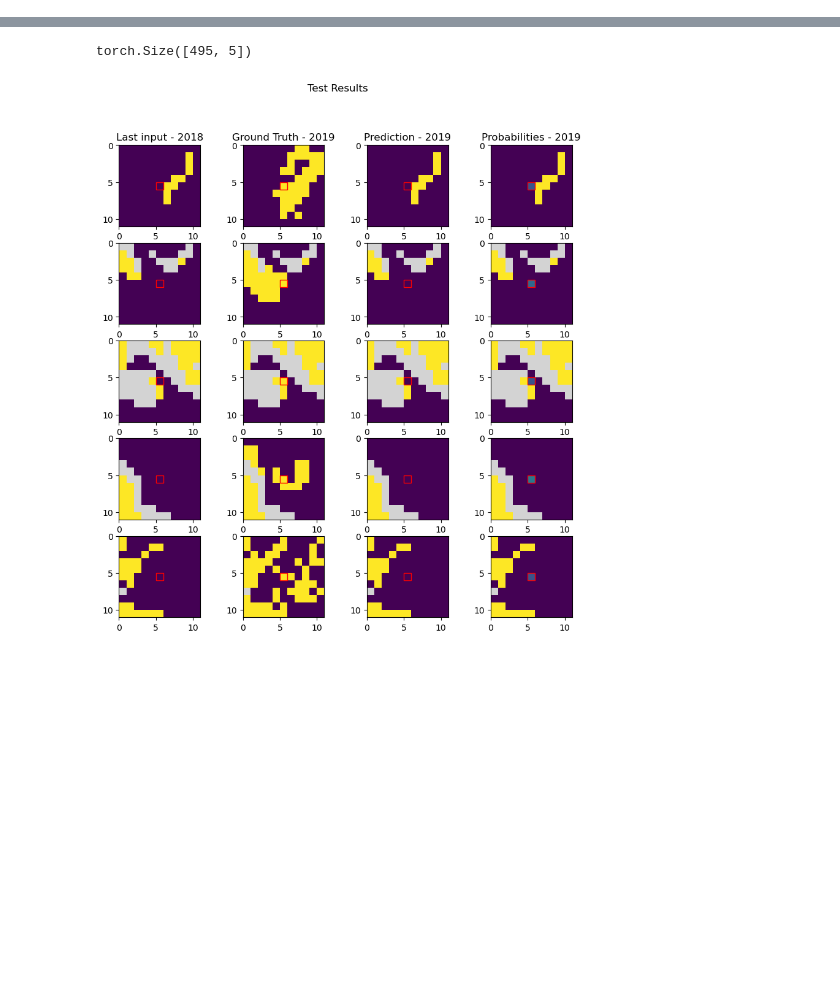
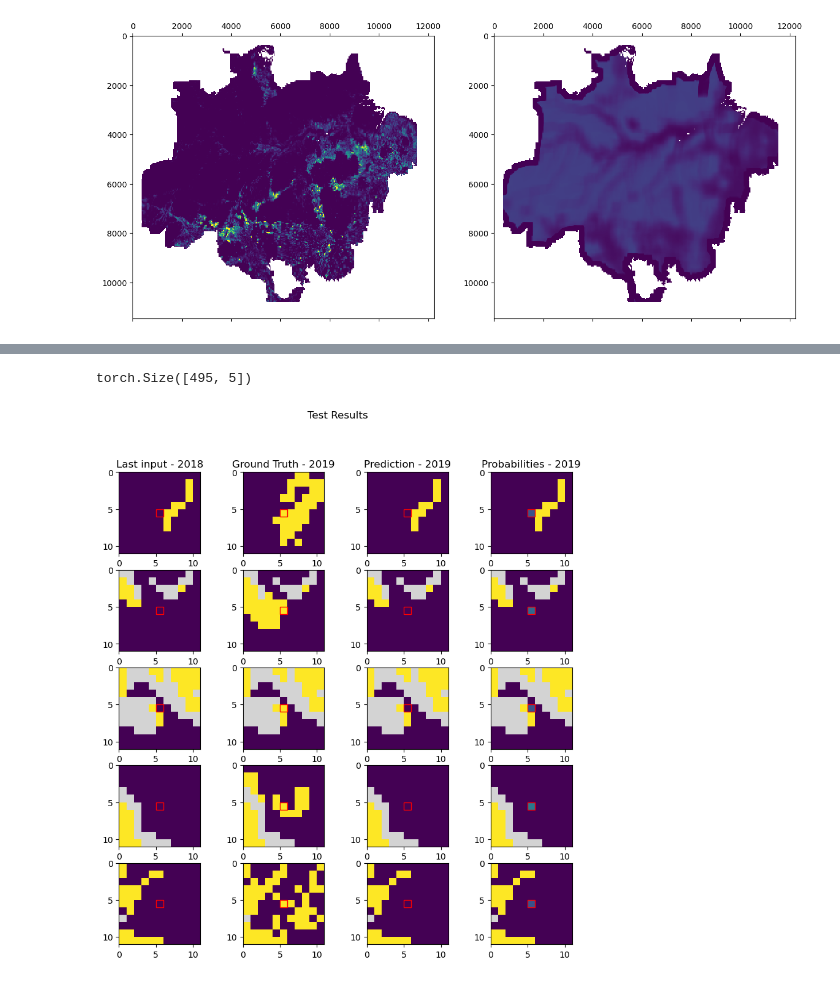
Before and after one commit to TimEngelmann/future-deforestation, a Jupyter notebook: notebooks/visualization.ipynb, the cells around one changed output, grey strips where cells are left out. Drawn from its saved outputs; the diff is of its cells as text; code cells hidden in the pictures; blank space fills up the shorter version.

```diff
--- a/notebooks/visualization.ipynb
+++ b/notebooks/visualization.ipynb
@@ -13,0 +83,8 @@ torch.Size([50000, 5])
+# %%
+fig, axs = plt.subplots(1, 2, figsize=(15,10))
+axs = axs.flatten()
+axs[0].matshow(target_layer, vmin = 0, vmax = 0.3, cmap=cmap)
+axs[1].matshow(prediction_layer, vmin = 0, vmax = 0.3, cmap=cmap)
+plt.show()
+# %% [output]
+[figure, added]
```
Also changed, not shown: parts of 13 cells of this notebook, 2 other files.
